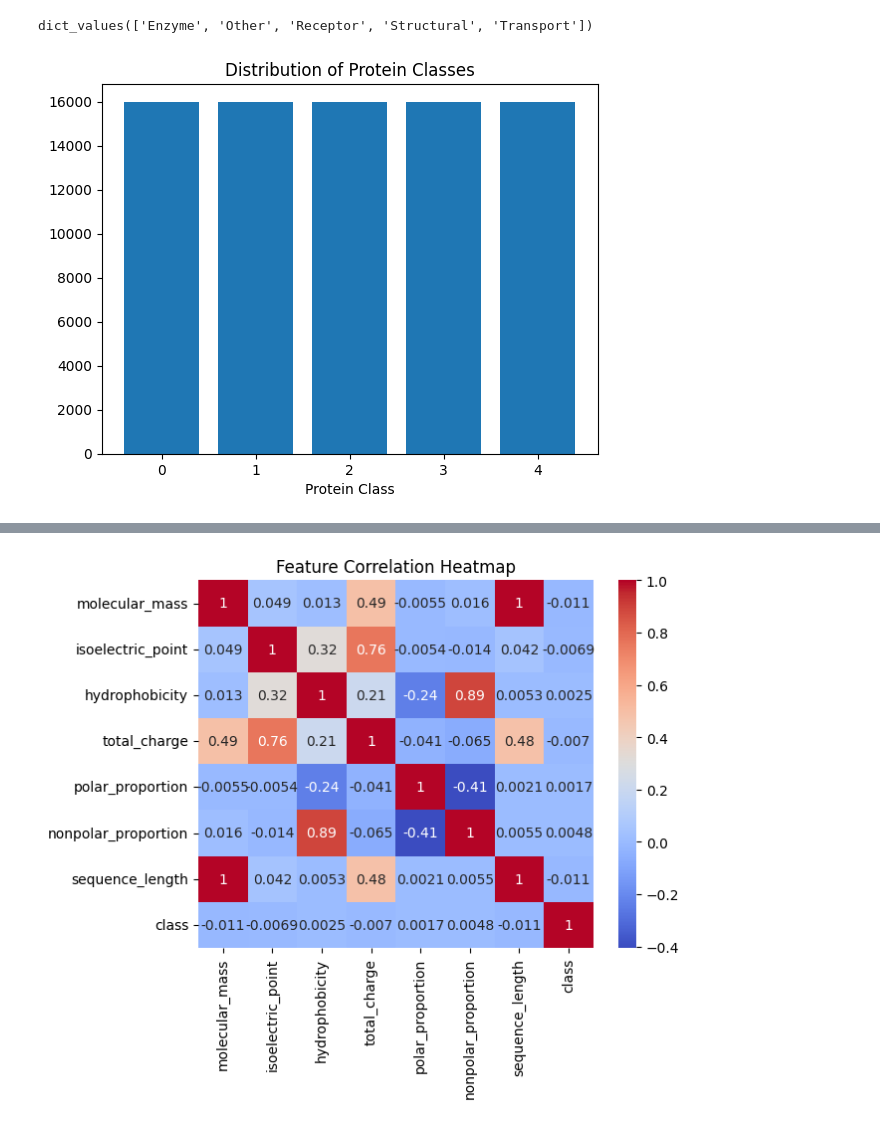
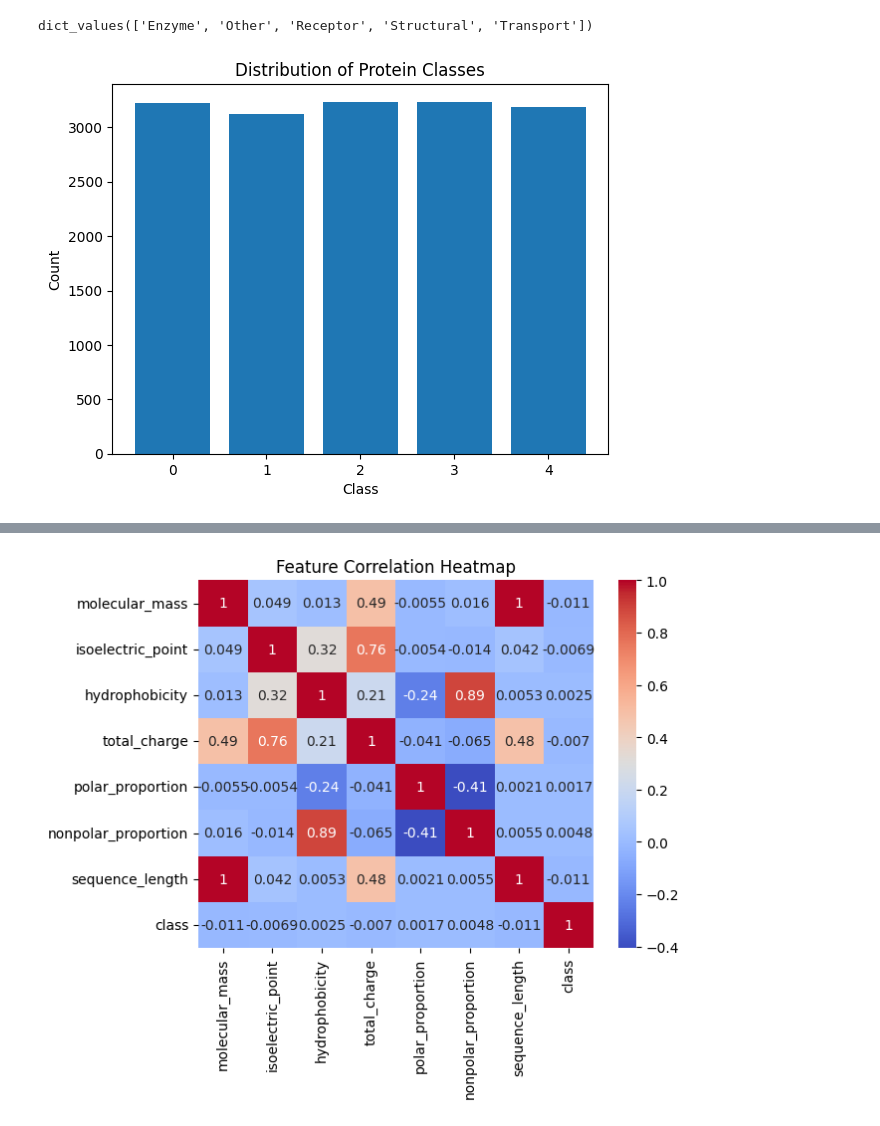
Before and after one commit to txx99/Misc-Projects, a Jupyter notebook: Protein_Dataset_Analysis/Script/main.ipynb, the cells around one changed output, grey strips where cells are left out. Drawn from its saved outputs; the diff is of its cells as text; code cells hidden in the pictures.

Commit message:
add distribution plots and conclusion

```diff
--- a/Protein_Dataset_Analysis/Script/main.ipynb
+++ b/Protein_Dataset_Analysis/Script/main.ipynb
@@ -168,12 +163,11 @@ dtype: object
 print(classes.values())
 # %% [output]
 dict_values(['Enzyme', 'Other', 'Receptor', 'Structural', 'Transport'])
-# %%
-# protein class distrubution
-plt.bar(train['class'], train['class'].value_counts().sum())
-plt.xlabel('Protein Class')
-# plt.legend(classes.values())
-plt.title('Distribution of Protein Classes')
-plt.show()
-# %% [output]
-[figure, removed]
+# %%
+plt.bar(train["class"].unique(), train["class"].value_counts())
+plt.title("Distribution of Protein Classes")
+plt.xlabel("Class")
+plt.ylabel("Count")
+plt.show()
+# %% [output]
+[figure, added]
```
Also changed, not shown: parts of 5 cells of this notebook.
